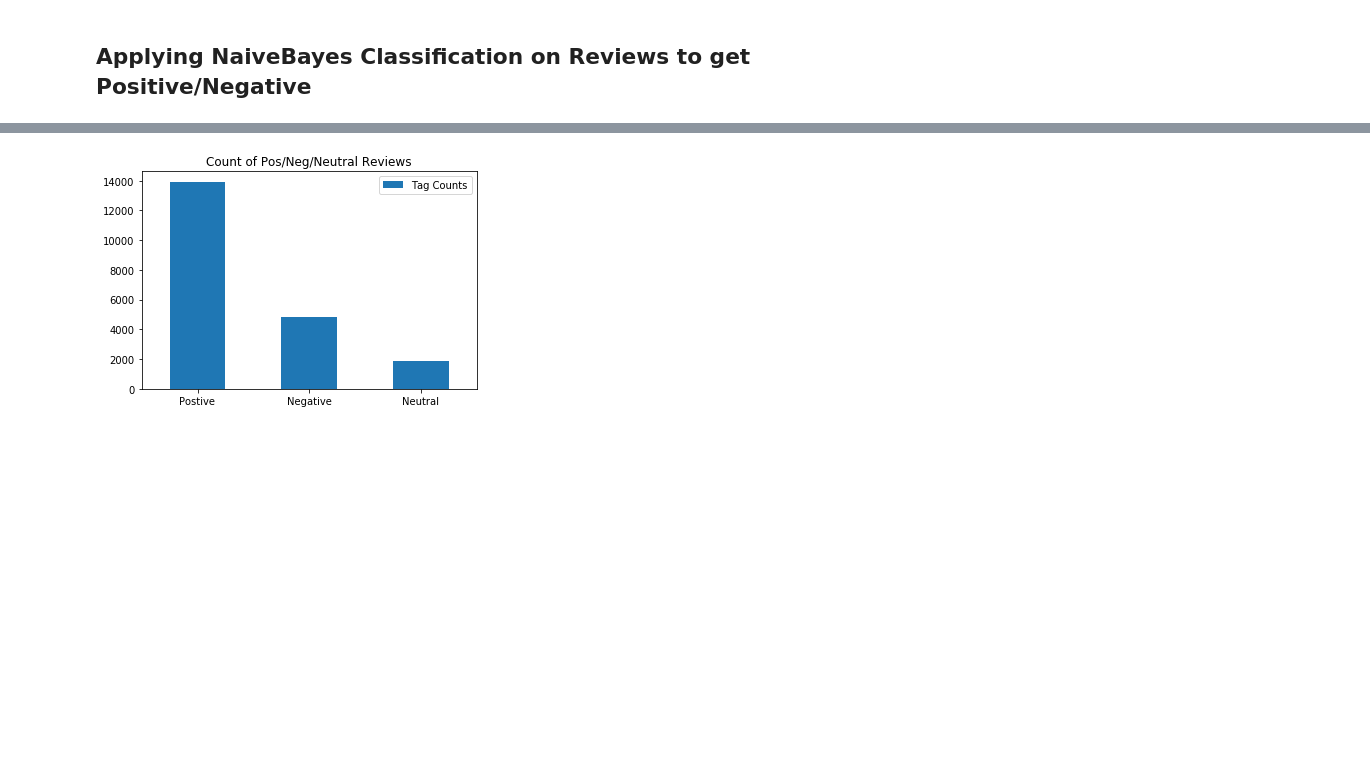
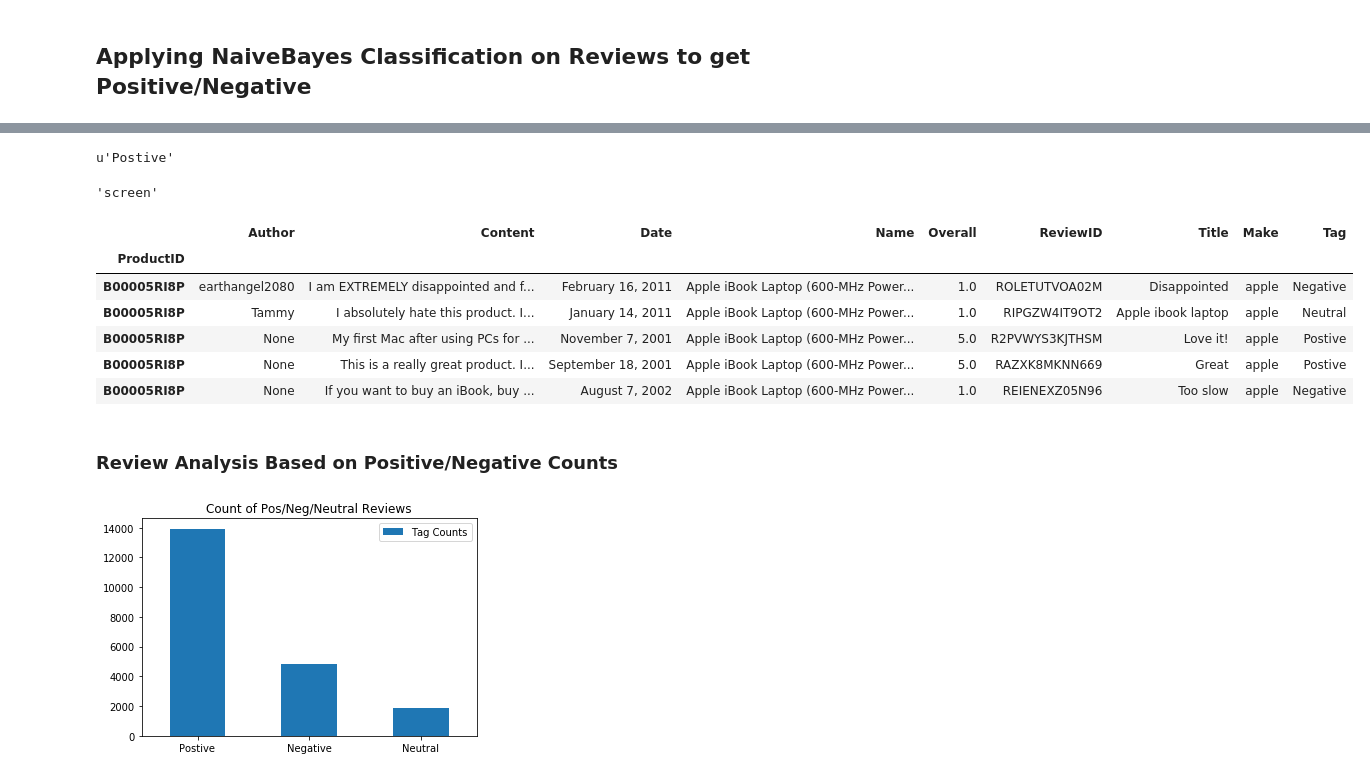
Before and after one commit to UNCG-CSE/CORPUS, a Jupyter notebook: Project_Balaram/Project_Balaram.ipynb, the cells around one changed output, grey strips where cells are left out. Drawn from its saved outputs; the diff is of its cells as text; code cells hidden in the pictures; blank space fills up the shorter version.

```diff
--- a/Project_Balaram/Project_Balaram.ipynb
+++ b/Project_Balaram/Project_Balaram.ipynb
@@ -61,0 +127,14 @@ df_make = pandas.concat([Final_DF_notnull, Makes_DF],axis = 1, join_axes=[Final_
+# %%
+df_year = dataFrame['Date'][dataFrame['Date'].notnull()].str.split().str.get(2).to_frame('Year')
+# %%
+dataFrame = dataFrame.join(df_year)
+# %%
+dataFrame['Price'] = dataFrame['Price'].str.strip('$')
+dataFrame['Price'] = dataFrame['Price'].str.replace('Unavailable', '')
+dataFrame['Price'] = dataFrame['Price'].str.replace(',', '')
+
+dataFrame['Price'].replace('', np.nan, inplace=True)
+dataFrame['Price'] = dataFrame['Price'].apply(pandas.to_numeric)
+dataFrame.dropna(subset=['Price'], inplace=True)
+
+dataFrame.head()
@@ -61,0 +148,2 @@ df_make = pandas.concat([Final_DF_notnull, Makes_DF],axis = 1, join_axes=[Final_
+# %%
+dataFrame = dataFrame.set_index(['ProductID'])
@@ -229 +393,23 @@ df_make.to_pickle(path = '/Users/balaram_remala/Documents/GitHub/CORPUS/Project_
+# %%
+get_tag(dataFrame.content[1])
+# %% [output]
+u'Postive'
+# %%
+from autocorrect import spell
+
+spell("scren")
+# %% [output]
+'screen'
+# %%
+dataFrame[15:20]
+# %% [output]
+|  | Author | Content | Date | Name | Overall | ReviewID | Title | Make | Tag |
+| ProductID |  |  |  |  |  |  |  |  |  |
+| B00005RI8P | earthangel2080 | I am EXTREMELY disappointed and f... | February 16, 2011 | Apple iBook Laptop (600-MHz Power... | 1.0 | ROLETUTVOA02M | Disappointed | apple | Negative |
+| B00005RI8P | Tammy | I absolutely hate this product. I... | January 14, 2011 | Apple iBook Laptop (600-MHz Power... | 1.0 | RIPGZW4IT9OT2 | Apple ibook laptop | apple | Neutral |
+| B00005RI8P | None | My first Mac after using PCs for ... | November 7, 2001 | Apple iBook Laptop (600-MHz Power... | 5.0 | R2PVWYS3KJTHSM | Love it! | apple | Postive |
+| B00005RI8P | None | This is a really great product. I... | September 18, 2001 | Apple iBook Laptop (600-MHz Power... | 5.0 | RAZXK8MKNN669 | Great | apple | Postive |
+| B00005RI8P | None | If you want to buy an iBook, buy ... | August 7, 2002 | Apple iBook Laptop (600-MHz Power... | 1.0 | REIENEXZ05N96 | Too slow | apple | Negative |
+# %% [markdown]
+### Review Analysis Based on Positive/Negative Counts
 # %%
```
Also changed, not shown: parts of 52 cells of this notebook.
